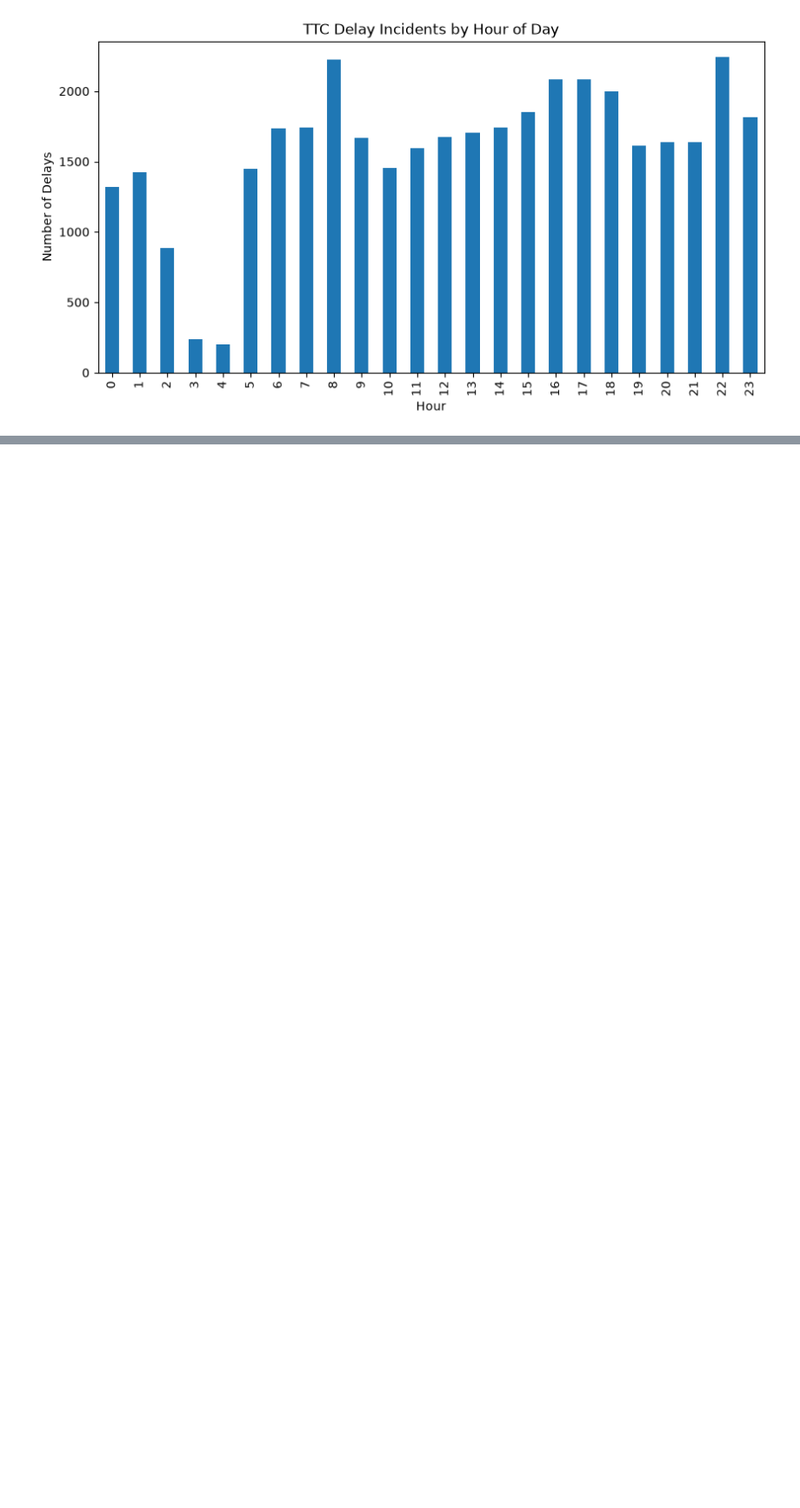
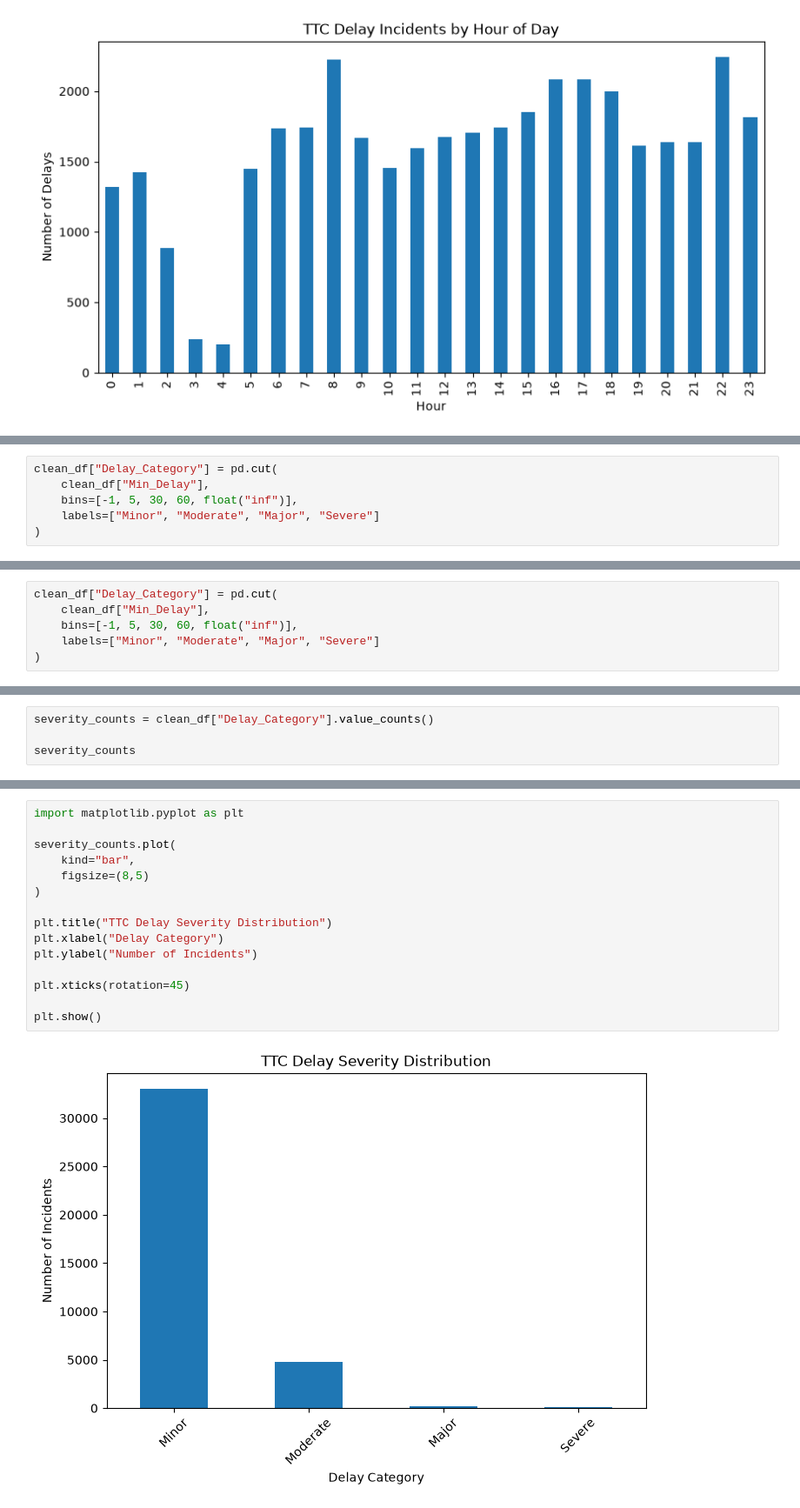
Before and after one commit to SaihajSaini/Toronto-TTC-Delay-Intelligence-Dashboard, a Jupyter notebook: Notebooks/01_ttc_data_exploration.ipynb, the cells around one changed output, grey strips where cells are left out. Shown at 87% size. Drawn from its saved outputs; the diff is of its cells as text; blank space fills up the shorter version.

Commit message:
Created TTC delay severity analysis and dashboard metrics

```diff
--- a/Notebooks/01_ttc_data_exploration.ipynb
+++ b/Notebooks/01_ttc_data_exploration.ipynb
@@ -450,0 +550,6 @@ plt.show()
+# %%
+clean_df["Delay_Category"] = pd.cut(
+    clean_df["Min_Delay"],
+    bins=[-1, 5, 30, 60, float("inf")],
+    labels=["Minor", "Moderate", "Major", "Severe"]
+)
@@ -450,0 +577,6 @@ plt.show()
+# %%
+clean_df["Delay_Category"] = pd.cut(
+    clean_df["Min_Delay"],
+    bins=[-1, 5, 30, 60, float("inf")],
+    labels=["Minor", "Moderate", "Major", "Severe"]
+)
@@ -450,0 +649,4 @@ plt.show()
+# %%
+severity_counts = clean_df["Delay_Category"].value_counts()
+
+severity_counts
@@ -450,0 +660,17 @@ plt.show()
+# %%
+import matplotlib.pyplot as plt
+
+severity_counts.plot(
+    kind="bar",
+    figsize=(8,5)
+)
+
+plt.title("TTC Delay Severity Distribution")
+plt.xlabel("Delay Category")
+plt.ylabel("Number of Incidents")
+
+plt.xticks(rotation=45)
+
+plt.show()
+# %% [output]
+[figure, added]
```
Also changed, not shown: parts of 22 cells of this notebook.
